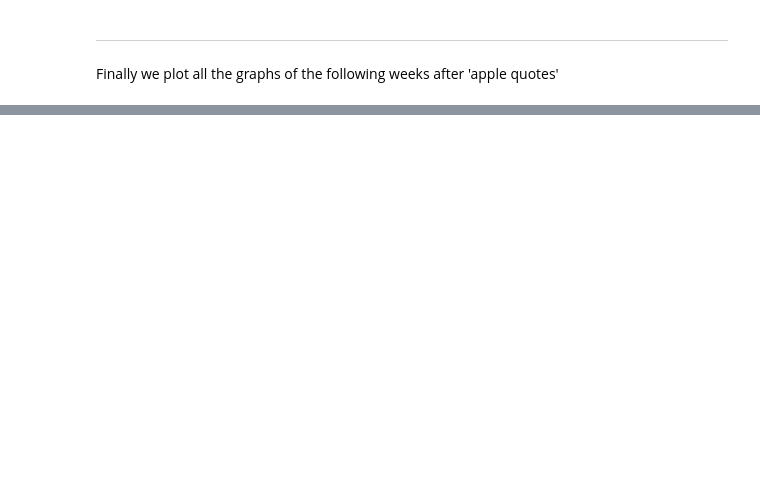
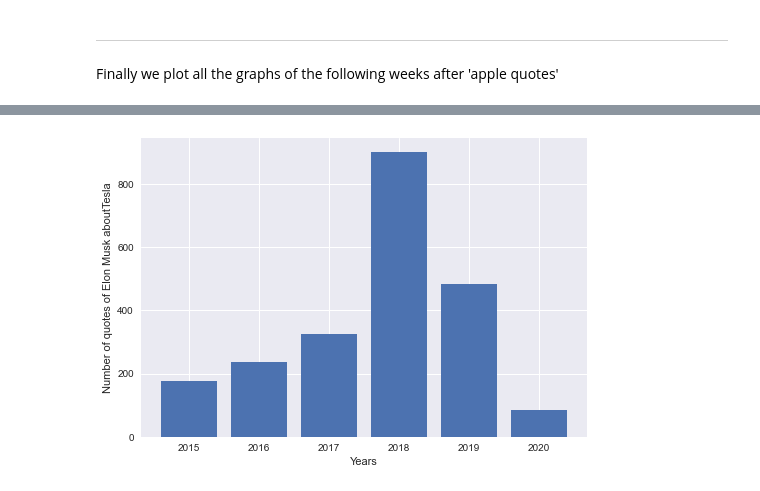
Before and after one commit to LobsterChampage/ada-2021-project-madagascar, a Jupyter notebook: Main.ipynb, the cells around one changed output, grey strips where cells are left out. Cells and saved outputs as stored; diff of their text form; code cells hidden in the pictures; blank space fills up the shorter version.

```diff
--- a/Main.ipynb
+++ b/Main.ipynb
@@ -115,0 +153,31 @@ for i in range(len(apples)):
+# %%
+elon_org_date15 = elon_org_df[elon_org_df['date'].str.match(r'([2][0][1][5])')]
+elon_org_date16 = elon_org_df[elon_org_df['date'].str.match(r'([2][0][1][6])')]
+elon_org_date17 = elon_org_df[elon_org_df['date'].str.match(r'([2][0][1][7])')]
+elon_org_date18 = elon_org_df[elon_org_df['date'].str.match(r'([2][0][1][8])')]
+elon_org_date19 = elon_org_df[elon_org_df['date'].str.match(r'([2][0][1][9])')]
+elon_org_date20 = elon_org_df[elon_org_df['date'].str.match(r'([2][0][2][0])')]
+# %%
+org_count_date15 = elon_org_date15.groupby(['ORG']).size().reset_index(name='counts').sort_values('counts', ascending=False)
+org_count_date16 = elon_org_date16.groupby(['ORG']).size().reset_index(name='counts').sort_values('counts', ascending=False)
+org_count_date17 = elon_org_date17.groupby(['ORG']).size().reset_index(name='counts').sort_values('counts', ascending=False)
+org_count_date18 = elon_org_date18.groupby(['ORG']).size().reset_index(name='counts').sort_values('counts', ascending=False)
+org_count_date19 = elon_org_date19.groupby(['ORG']).size().reset_index(name='counts').sort_values('counts', ascending=False)
+org_count_date20 = elon_org_date20.groupby(['ORG']).size().reset_index(name='counts').sort_values('counts', ascending=False)
+# %%
+def PlotByOrg (organisation):
+    size15 = org_count_date15[org_count_date15['ORG']== organisation].iloc[0]['counts']
+    size16 = org_count_date16[org_count_date16['ORG']== organisation].iloc[0]['counts']
+    size17 = org_count_date17[org_count_date17['ORG']== organisation].iloc[0]['counts']
+    size18 = org_count_date18[org_count_date18['ORG']== organisation].iloc[0]['counts']
+    size19 = org_count_date19[org_count_date19['ORG']== organisation].iloc[0]['counts']
+    size20 = org_count_date20[org_count_date20['ORG']== organisation].iloc[0]['counts']
+    size =[size15,size16,size17,size18,size19,size20]
+    #print(size)
+    plt.bar(years,size)
+    plt.xlabel("Years" )
+    plt.ylabel ("Number of quotes of Elon Musk about"+ organisation)
+# %%
+PlotByOrg("Tesla")
+# %% [output]
+[figure, added]
```
Also changed, not shown: parts of 14 cells of this notebook, 11 other files.
